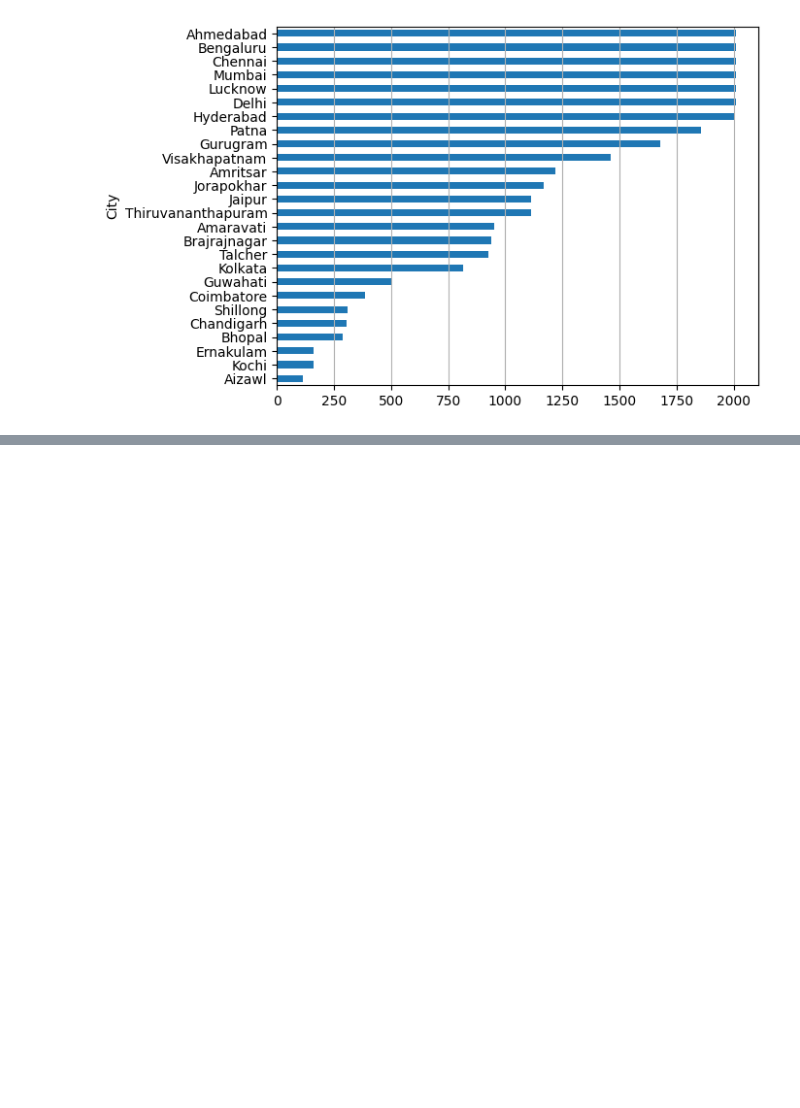
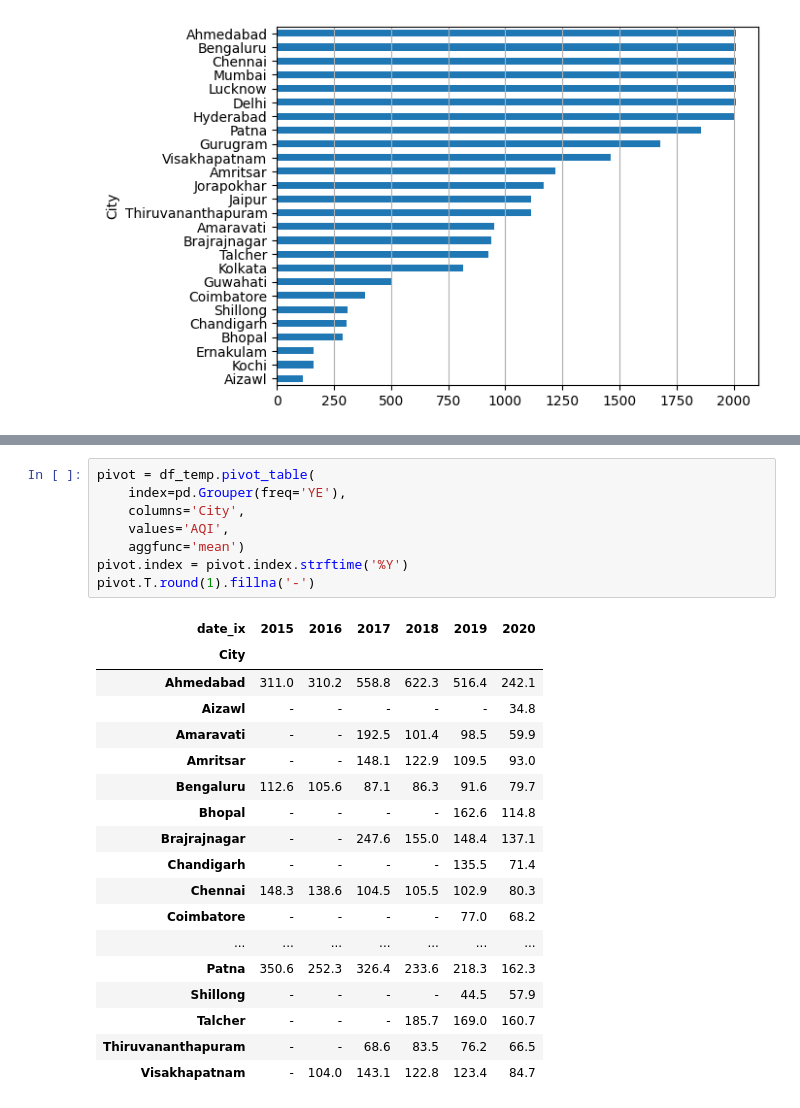
Before and after one commit to alexismenanieves/Air_Quality_Project, a Jupyter notebook: notebooks/01_Analysis.ipynb, the cells around one changed output, grey strips where cells are left out. Saved outputs shown, nothing was run; the diff lists cells and outputs as text; blank space fills up the shorter version.

```diff
--- a/notebooks/01_Analysis.ipynb
+++ b/notebooks/01_Analysis.ipynb
@@ -199,0 +230,27 @@ plt.show()
+# %%
+pivot = df_temp.pivot_table(
+    index=pd.Grouper(freq='YE'),
+    columns='City',
+    values='AQI',
+    aggfunc='mean')
+pivot.index = pivot.index.strftime('%Y')
+pivot.T.round(1).fillna('-')
+# %% [output]
+| date_ix | 2015 | 2016 | 2017 | 2018 | 2019 | 2020 |
+| City |  |  |  |  |  |  |
+| Ahmedabad | 311.0 | 310.2 | 558.8 | 622.3 | 516.4 | 242.1 |
+| Aizawl | - | - | - | - | - | 34.8 |
+| Amaravati | - | - | 192.5 | 101.4 | 98.5 | 59.9 |
+| Amritsar | - | - | 148.1 | 122.9 | 109.5 | 93.0 |
+| Bengaluru | 112.6 | 105.6 | 87.1 | 86.3 | 91.6 | 79.7 |
+| Bhopal | - | - | - | - | 162.6 | 114.8 |
+| Brajrajnagar | - | - | 247.6 | 155.0 | 148.4 | 137.1 |
+| Chandigarh | - | - | - | - | 135.5 | 71.4 |
+| Chennai | 148.3 | 138.6 | 104.5 | 105.5 | 102.9 | 80.3 |
+| Coimbatore | - | - | - | - | 77.0 | 68.2 |
+| ... | ... | ... | ... | ... | ... | ... |
+| Patna | 350.6 | 252.3 | 326.4 | 233.6 | 218.3 | 162.3 |
+| Shillong | - | - | - | - | 44.5 | 57.9 |
+| Talcher | - | - | - | 185.7 | 169.0 | 160.7 |
+| Thiruvananthapuram | - | - | 68.6 | 83.5 | 76.2 | 66.5 |
+| Visakhapatnam | - | 104.0 | 143.1 | 122.8 | 123.4 | 84.7 |
```
Also changed, not shown: parts of 4 cells of this notebook.
